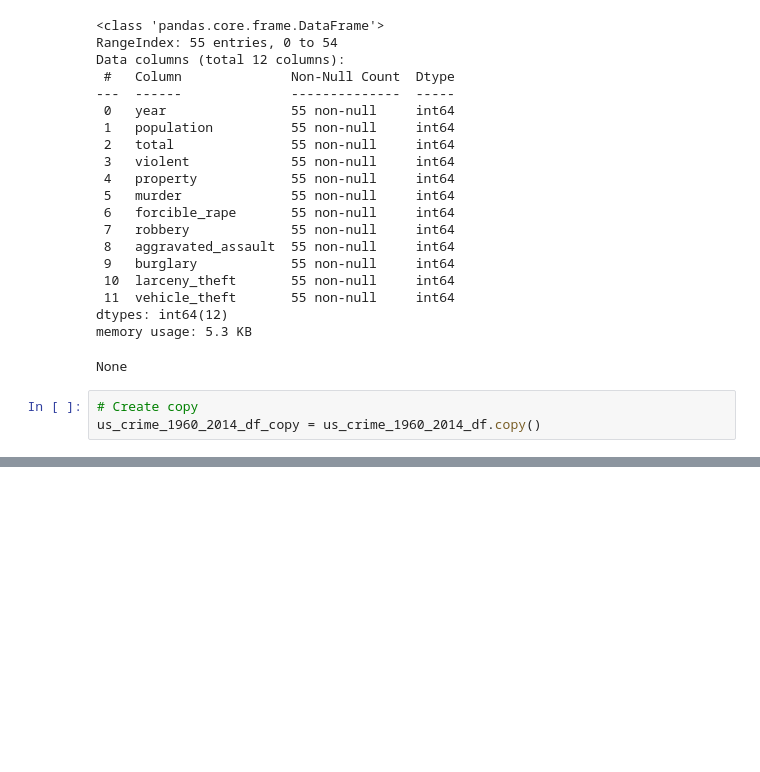
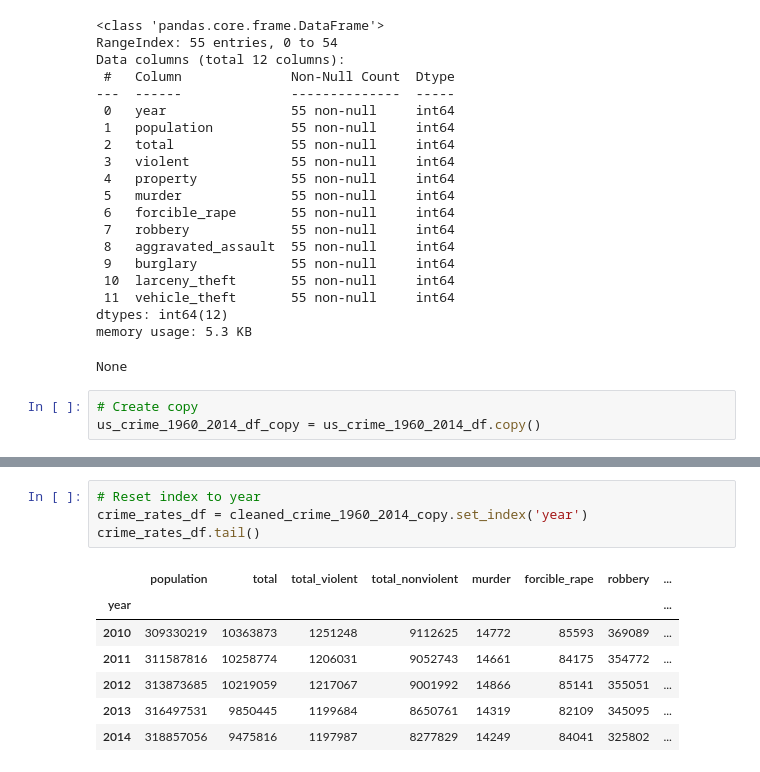
Before and after one commit to kkruel8100/Crime-Analysis, a Jupyter notebook: US_Crime_Rates_1960_2014.ipynb, the cells around one changed output, grey strips where cells are left out. Drawn from its saved outputs; the diff is of its cells as text; blank space fills up the shorter version.

```diff
--- a/US_Crime_Rates_1960_2014.ipynb
+++ b/US_Crime_Rates_1960_2014.ipynb
@@ -56,0 +69,12 @@ us_crime_1960_2014_df_copy = us_crime_1960_2014_df.copy()
+# %%
+# Reset index to year
+crime_rates_df = cleaned_crime_1960_2014_copy.set_index('year')
+crime_rates_df.tail()
+# %% [output]
+|  | population | total | total_violent | total_nonviolent | murder | forcible_rape | robbery | ... |
+| year |  |  |  |  |  |  |  | ... |
+| 2010 | 309330219 | 10363873 | 1251248 | 9112625 | 14772 | 85593 | 369089 | ... |
+| 2011 | 311587816 | 10258774 | 1206031 | 9052743 | 14661 | 84175 | 354772 | ... |
+| 2012 | 313873685 | 10219059 | 1217067 | 9001992 | 14866 | 85141 | 355051 | ... |
+| 2013 | 316497531 | 9850445 | 1199684 | 8650761 | 14319 | 82109 | 345095 | ... |
+| 2014 | 318857056 | 9475816 | 1197987 | 8277829 | 14249 | 84041 | 325802 | ... |
```
Also changed, not shown: parts of 21 cells of this notebook, 1 other file.
